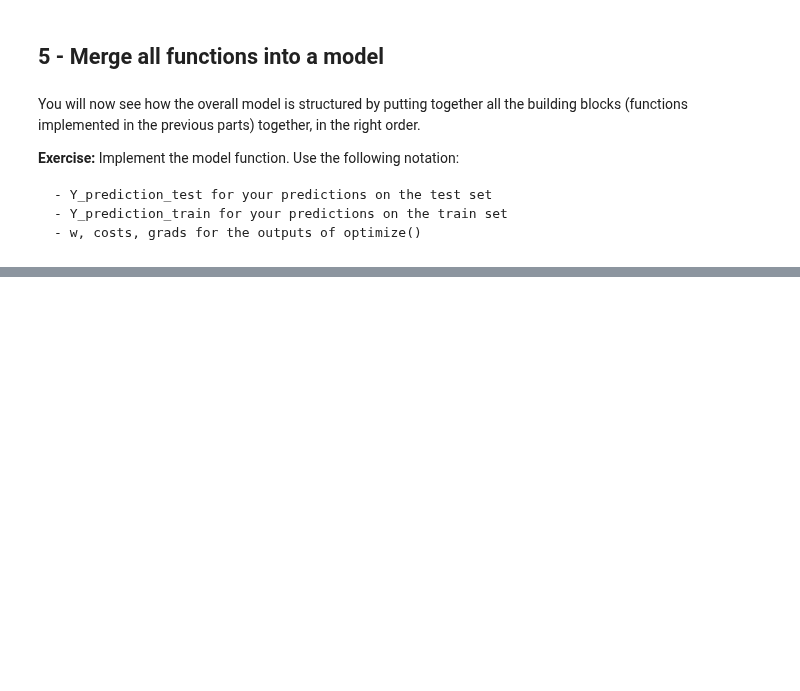
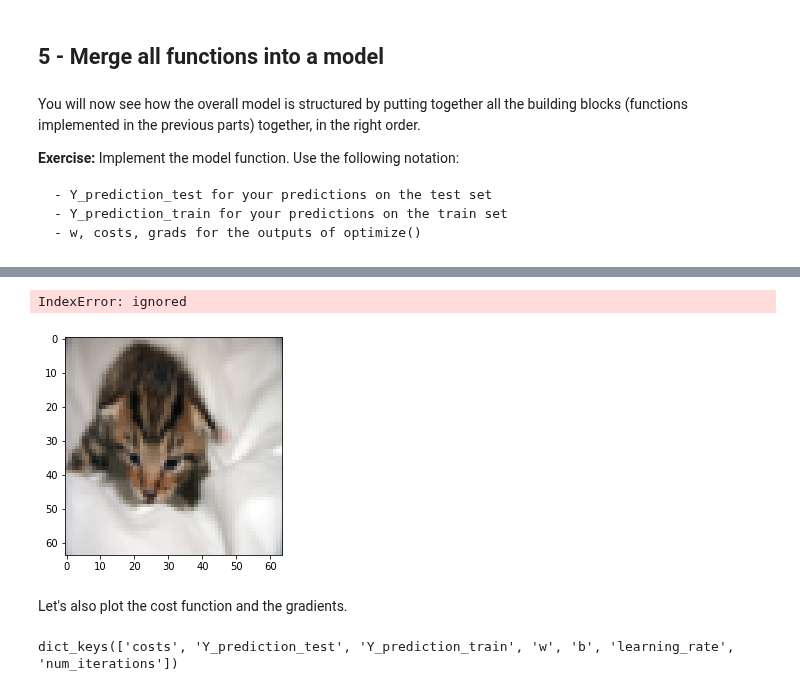
Before and after one commit to rahiakela/coursera-deep-learning-specialization, a Jupyter notebook: week_2_logistic_regression_with_neural_network_mindset.ipynb, the cells around one changed output, grey strips where cells are left out. Saved outputs shown, nothing was run; the diff lists cells and outputs as text; code cells hidden in the pictures; blank space fills up the shorter version.

```diff
--- a/week_2_logistic_regression_with_neural_network_mindset.ipynb
+++ b/week_2_logistic_regression_with_neural_network_mindset.ipynb
@@ -519,0 +625,14 @@ You will now see how the overall model is structured by putting together all the
+# %%
+# Example of a picture that was wrongly classified.
+index = 1
+plt.imshow(test_set_x[:,index].reshape((num_px, num_px, 3)))
+print ("y = " + str(test_set_y[0,index]) + ", you predicted that it is a \"" + classes[d["Y_prediction_test"][0,index]].decode("utf-8") +  "\" picture.")
+# %% [output]
+IndexError: ignored
+[figure, added]
+# %% [markdown]
+Let's also plot the cost function and the gradients.
+# %%
+d.keys()
+# %% [output]
+dict_keys(['costs', 'Y_prediction_test', 'Y_prediction_train', 'w', 'b', 'learning_rate', 'num_iterations'])
```
Also changed, not shown: parts of 27 cells of this notebook.
